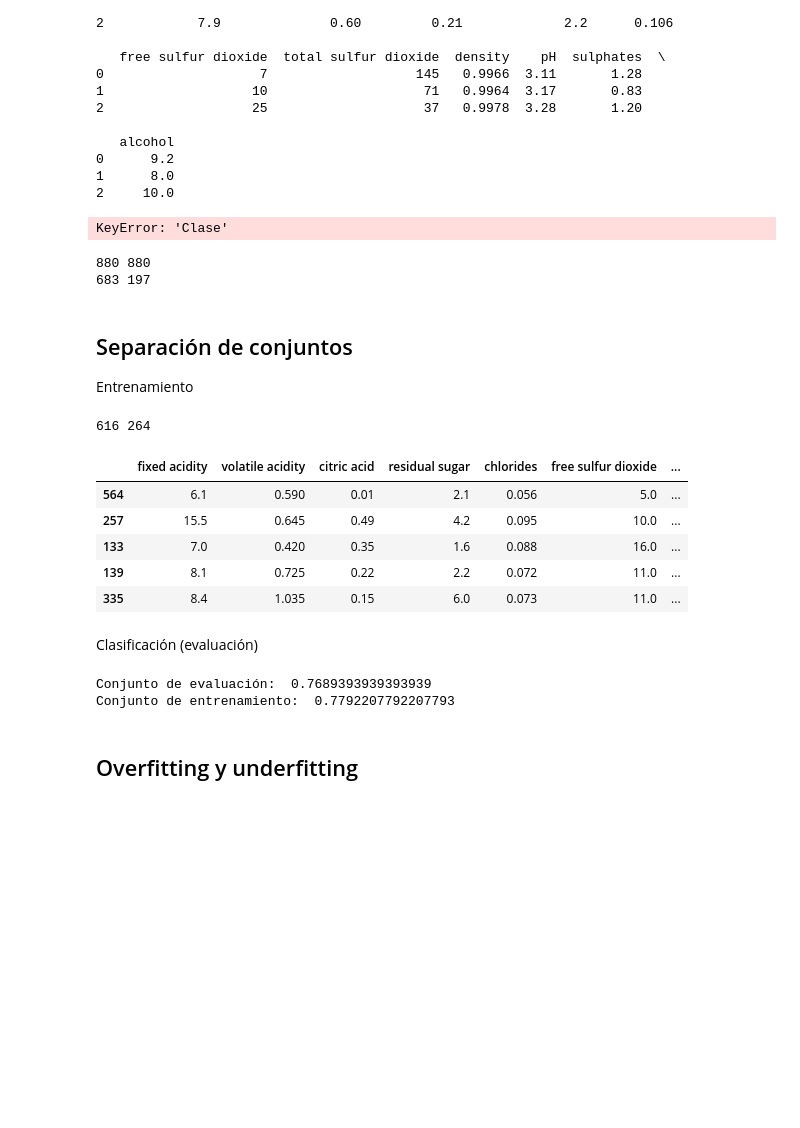
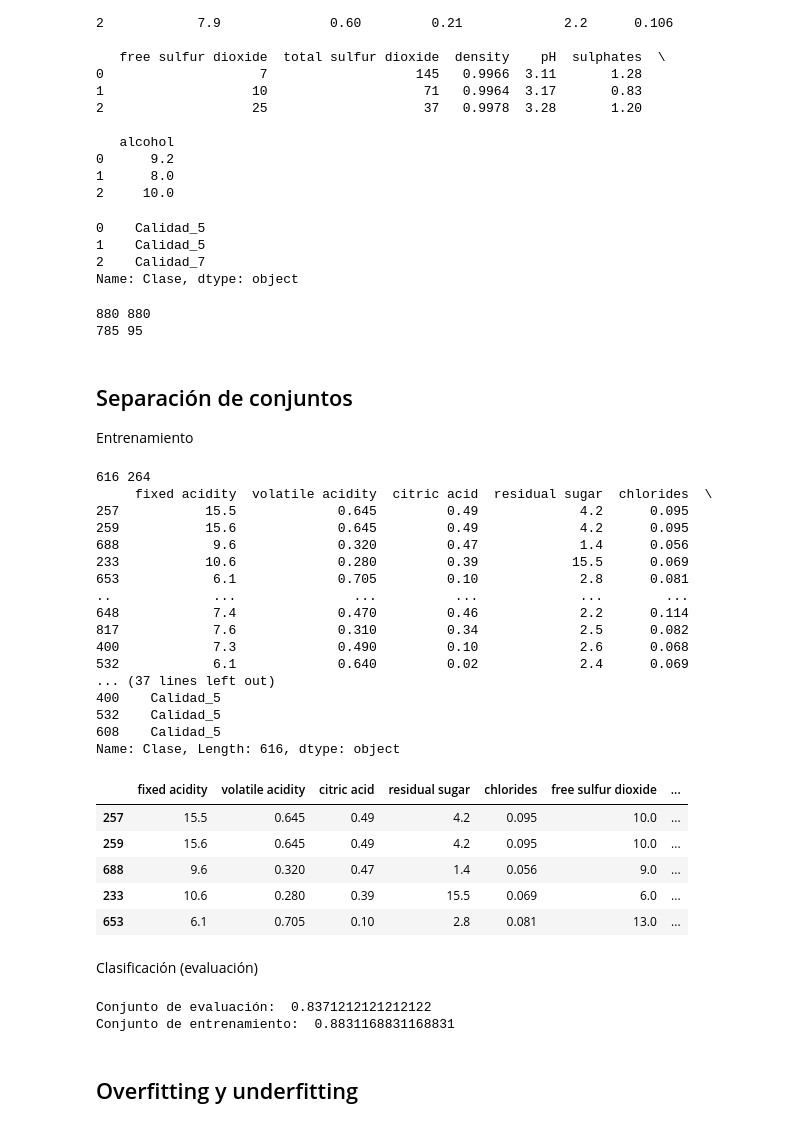
Before and after one commit to SprkSmR/Act2.1IA, a Jupyter notebook: 2-1_KNN.ipynb, the cells around one changed output. Cells and saved outputs as stored; diff of their text form; code cells hidden in the pictures; blank space fills up the shorter version.

```diff
--- a/2-1_KNN.ipynb
+++ b/2-1_KNN.ipynb
@@ -159,12 +134,20 @@ print(setPredic)
 2     10.0
 # %%
 #Asignar clase
-Clases=KNN(dataGral, setPredic, 'euclidiana', 5)
+combined_df = pd.concat([dataGral.reset_index(drop=True), claseGral.reset_index(drop=True)], axis=1)
+
+Clases=KNN(combined_df, setPredic, 'euclidiana', 5)
 print(Clases)
 # %% [output]
-KeyError: 'Clase'
+0    Calidad_5
+1    Calidad_5
+2    Calidad_7
+Name: Clase, dtype: object
 # %%
-predictExp2=modelo.predict(dataGral)
+combined_df = pd.concat([dataGral.reset_index(drop=True), claseGral.reset_index(drop=True)], axis=1)
+
+predictExp2=KNN(combined_df, dataGral, 'euclidiana', 5)
+
 predictExp2
 
 print(len(claseGral), len(predictExp2))
@@ -177,49 +160,72 @@ for x in range(len(claseGral)):
 print(Aciertos, len(claseGral)-Aciertos)
 # %% [output]
 880 880
-683 197
+785 95
 # %% [markdown]
 ## Separación de conjuntos
 Entrenamiento
 # %%
 from sklearn.model_selection import train_test_split
 
 #Separar los datos
+
 valoresTrain, valoresTest, clasesTrain, clasesTest= \
-train_test_split(dataGral, claseGral, test_size=0.30)
+train_test_split(dataGral[dataGral.columns[:-1]], claseGral, test_size=0.30)
 
 print(len(valoresTrain), len(valoresTest))
 
 valoresTrain.head()
 # %% [output]
 616 264
+     fixed acidity  volatile acidity  citric acid  residual sugar  chlorides  \
+257           15.5             0.645         0.49             4.2      0.095
+259           15.6             0.645         0.49             4.2      0.095
+688            9.6             0.320         0.47             1.4      0.056
+233           10.6             0.280         0.39            15.5      0.069
+653            6.1             0.705         0.10             2.8      0.081
+..             ...               ...          ...             ...        ...
+648            7.4             0.470         0.46             2.2      0.114
+817            7.6             0.310         0.34             2.5      0.082
+400            7.3             0.490         0.10             2.6      0.068
+532            6.1             0.640         0.02             2.4      0.069
+... (37 lines left out)
+400    Calidad_5
+532    Calidad_5
+608    Calidad_5
+Name: Clase, Length: 616, dtype: object
 |  | fixed acidity | volatile acidity | citric acid | residual sugar | chlorides | free sulfur dioxide | ... |
-| 564 | 6.1 | 0.590 | 0.01 | 2.1 | 0.056 | 5.0 | ... |
 | 257 | 15.5 | 0.645 | 0.49 | 4.2 | 0.095 | 10.0 | ... |
-| 133 | 7.0 | 0.420 | 0.35 | 1.6 | 0.088 | 16.0 | ... |
-| 139 | 8.1 | 0.725 | 0.22 | 2.2 | 0.072 | 11.0 | ... |
-| 335 | 8.4 | 1.035 | 0.15 | 6.0 | 0.073 | 11.0 | ... |
+| 259 | 15.6 | 0.645 | 0.49 | 4.2 | 0.095 | 10.0 | ... |
+| 688 | 9.6 | 0.320 | 0.47 | 1.4 | 0.056 | 9.0 | ... |
+| 233 | 10.6 | 0.280 | 0.39 | 15.5 | 0.069 | 6.0 | ... |
+| 653 | 6.1 | 0.705 | 0.10 | 2.8 | 0.081 | 13.0 | ... |
 # %% [markdown]
 Clasificación (evaluación)
 # %%
 from sklearn.metrics import accuracy_score
 
-from sklearn import svm
+combined_train_df = pd.concat([valoresTrain, clasesTrain], axis=1)
 
-################## Clasificador ######################
-clasificador = svm.SVC(C=1)
+combined_train_df.reset_index(drop=True, inplace=True)
 
-################## Modelo ###########################
-modelo = clasificador.fit(valoresTrain, clasesTrain)
 
-predict = modelo.predict(valoresTest)
-predictTrain=modelo.predict(valoresTrain)
+valoresTest.reset_index(drop=True, inplace=True)
 
+predict=KNN(combined_train_df, valoresTest, 'euclidiana', 5)
+
+valoresTrain.reset_index(drop=True, inplace=True)
+
+predictTrain=KNN(combined_train_df, valoresTrain, 'euclidiana', 5)
+
+
+clasesTest.reset_index(drop=True, inplace=True)
 print("Conjunto de evaluación: ",accuracy_score(clasesTest,predict))
+
+clasesTrain.reset_index(drop=True, inplace=True)
 print("Conjunto de entrenamiento: ",accuracy_score(clasesTrain,predictTrain))
 # %% [output]
-Conjunto de evaluación:  0.7689393939393939
-Conjunto de entrenamiento:  0.7792207792207793
+Conjunto de evaluación:  0.8371212121212122
+Conjunto de entrenamiento:  0.8831168831168831
 # %% [markdown]
 ## Overfitting y underfitting
 # %%
```
Also changed, not shown: parts of 5 cells of this notebook, 5 other files.
